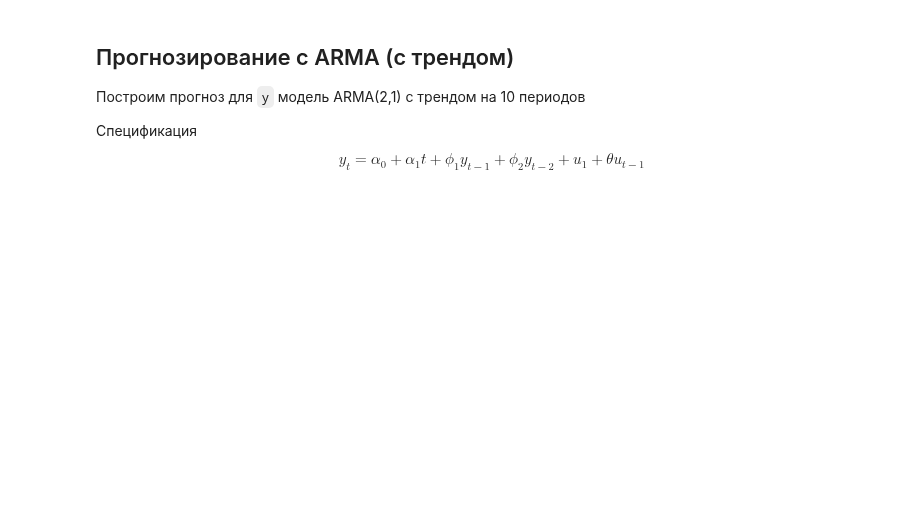
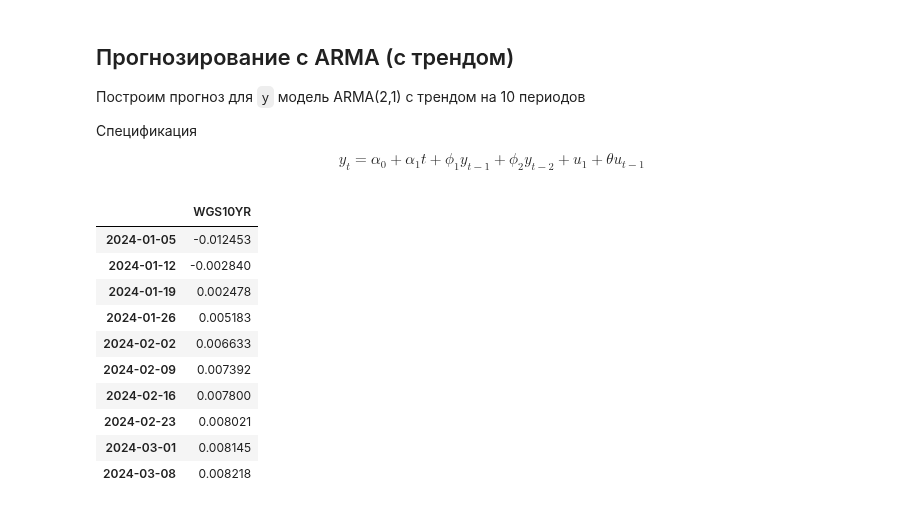
Before and after one commit to artamonoff/econometrica, a Jupyter notebook: time-series-analysis/jupyter-notebooks/arma-forecasting-sktime.ipynb, the cells around one changed output. Saved outputs shown, nothing was run; the diff lists cells and outputs as text; code cells hidden in the pictures; blank space fills up the shorter version.

```diff
--- a/time-series-analysis/jupyter-notebooks/arma-forecasting-sktime.ipynb
+++ b/time-series-analysis/jupyter-notebooks/arma-forecasting-sktime.ipynb
@@ -74,9 +142,21 @@ $$
 	y_t=\alpha_0+\alpha_1 t+\phi_1y_{t-1}+\phi_2y_{t-2}+u_1+\theta u_{t-1}
 $$
 # %%
-forecaster = ARIMA(order=(2,0,2), with_intercept=True, trend='t')
+forecaster = ARIMA(order=(2,0,2), trend='ct')
 y_pred = forecaster.fit_predict(y, fh=np.arange(1, 11))
 y_pred
+# %% [output]
+|  | WGS10YR |
+| 2024-01-05 | -0.012453 |
+| 2024-01-12 | -0.002840 |
+| 2024-01-19 | 0.002478 |
+| 2024-01-26 | 0.005183 |
+| 2024-02-02 | 0.006633 |
+| 2024-02-09 | 0.007392 |
+| 2024-02-16 | 0.007800 |
+| 2024-02-23 | 0.008021 |
+| 2024-03-01 | 0.008145 |
+| 2024-03-08 | 0.008218 |
 # %%
 plot_series(y.tail(30), y_pred, labels=['y', 'y_pred'])
 
```
Also changed, not shown: parts of 13 cells of this notebook.
